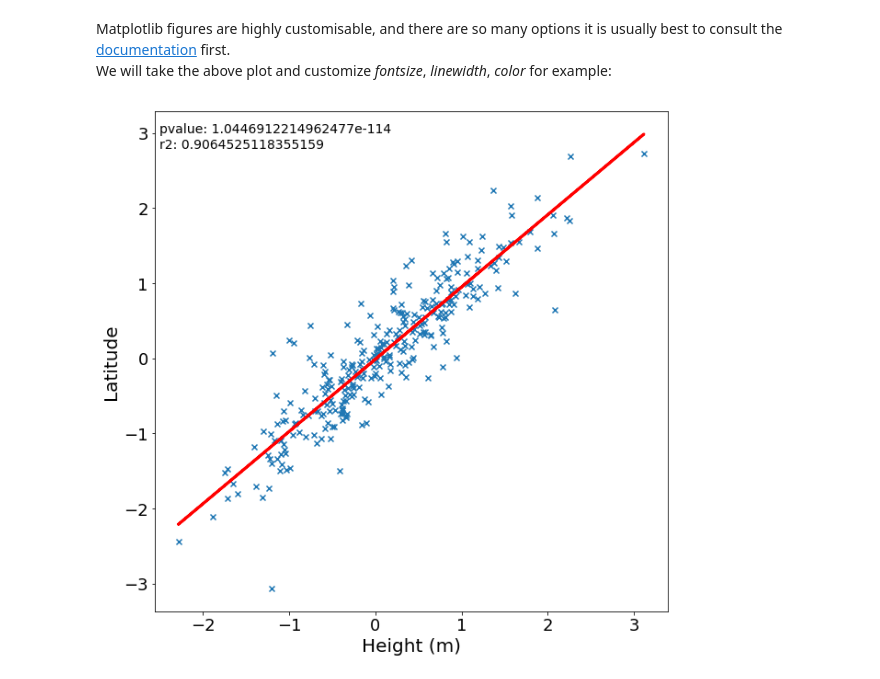
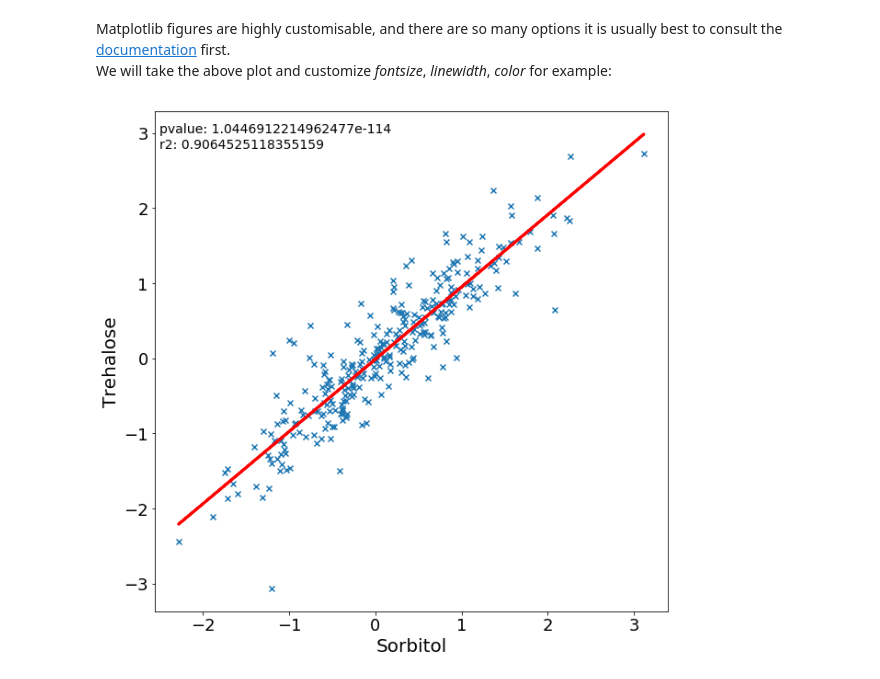
Before and after one commit to timeu/gwas-lecture, a Jupyter notebook: Lecture-1-Python-Data-Science-Guide.ipynb, the cells around one changed output. Saved outputs shown, nothing was run; the diff lists cells and outputs as text; code cells hidden in the pictures.

```diff
--- a/Lecture-1-Python-Data-Science-Guide.ipynb
+++ b/Lecture-1-Python-Data-Science-Guide.ipynb
@@ -740,26 +742,26 @@ We will take the above plot and customize *fontsize*, *linewidth*, *color* for e
 # %%
 # Change the default figure size
 plt.figure(figsize=(10,10))
 
 # Change the default marker for the scatter from circles to x's
 plt.scatter(x, y, marker='x')
 
 # Set the linewidth on the regression line to 3px
 plt.plot(x, m * x + b, color="red", linewidth=3)
 
 # Add x and y lables, and set their font size
-plt.xlabel("Height (m)", fontsize=20)
-plt.ylabel("Latitude", fontsize=20)
+plt.xlabel("Sorbitol", fontsize=20)
+plt.ylabel("Trehalose", fontsize=20)
 
 # Plot pvalue and r2 value
 plt.text(-2.5, 3, 'pvalue: %s' % stats.pvalue,
          fontsize=14)
 plt.text(-2.5, 2.8, 'r2: %s' % stats.rvalue,
          fontsize=14)
 
 # Set the font size of the number lables on the axes
 plt.xticks(fontsize=18)
 plt.yticks(fontsize=18)
 plt.show()
 # %% [output]
-[figure, old version]
+[figure, new version]
```
Also changed, not shown: parts of 3 cells of this notebook.
